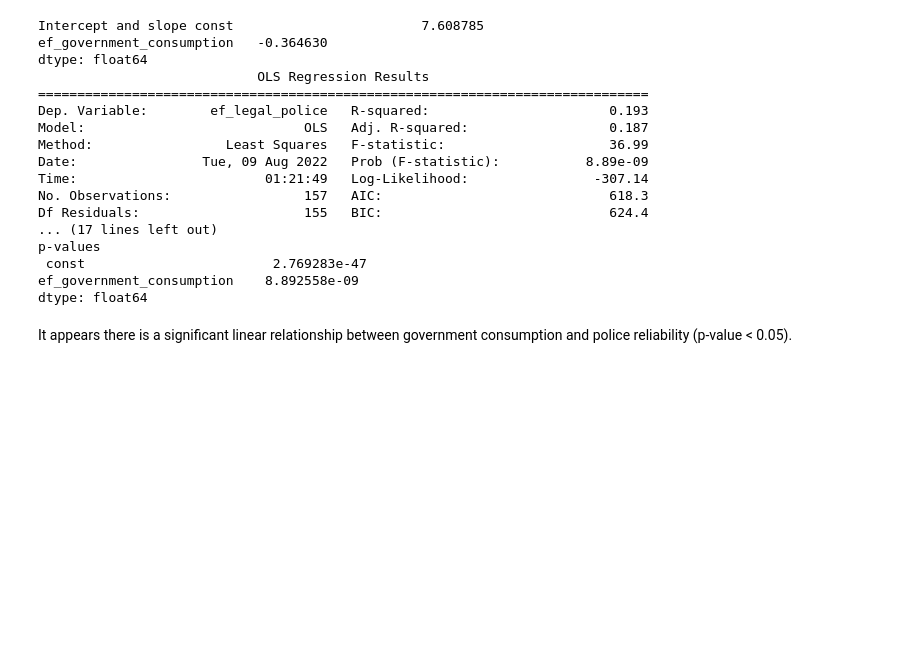
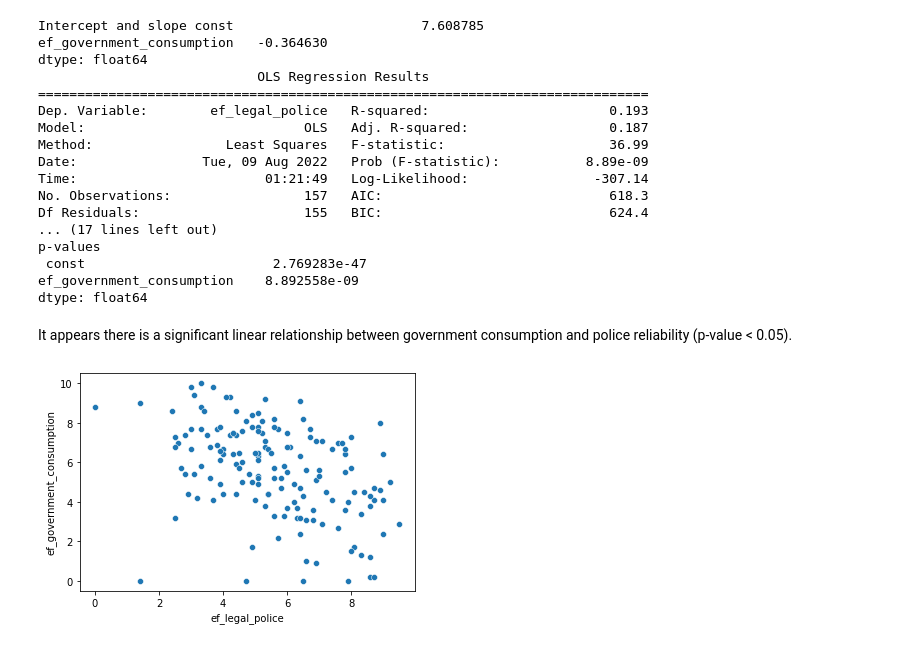
Before and after one commit to aroy2530/l2_demo_analysis, a Jupyter notebook: human_freedom_analysis.ipynb, the cells around one changed output. Saved outputs shown, nothing was run; the diff lists cells and outputs as text; code cells hidden in the pictures; blank space fills up the shorter version.

```diff
--- a/human_freedom_analysis.ipynb
+++ b/human_freedom_analysis.ipynb
@@ -152,3 +152,6 @@ dtype: float64
 It appears there is a significant linear relationship between government consumption and police reliability (p-value < 0.05).
 # %%
 # graph the relationship
+ax = sns.scatterplot(x='ef_legal_police', y='ef_government_consumption', data=data_2018)
+# %% [output]
+[figure, added]
```
